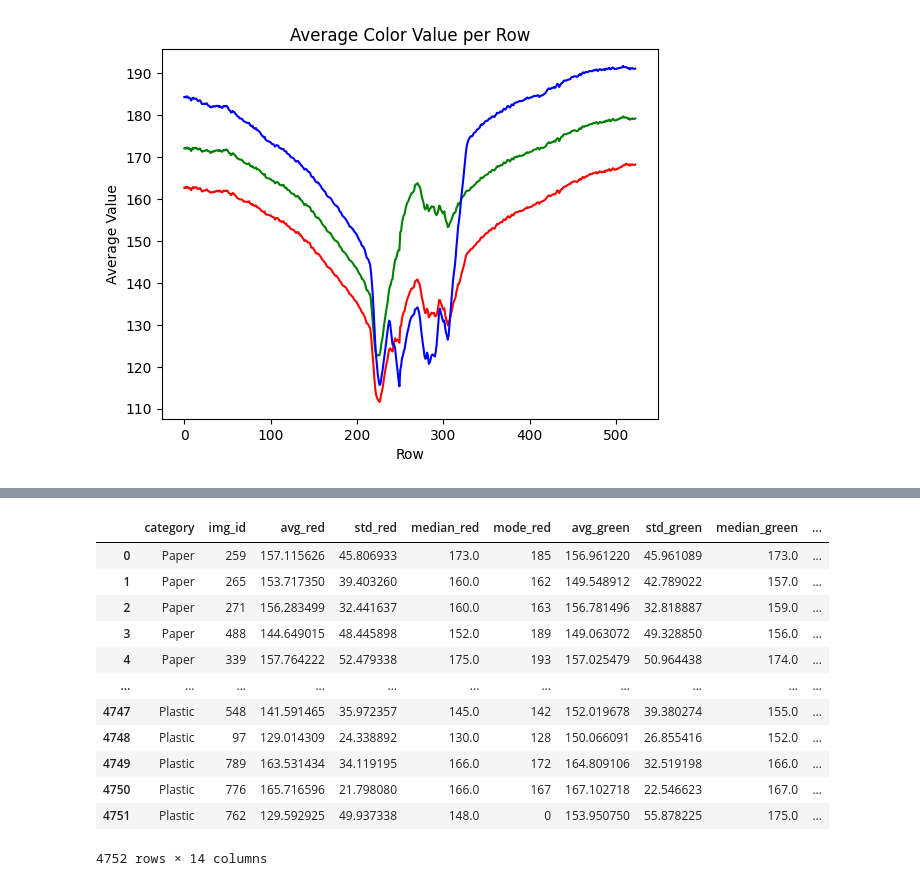
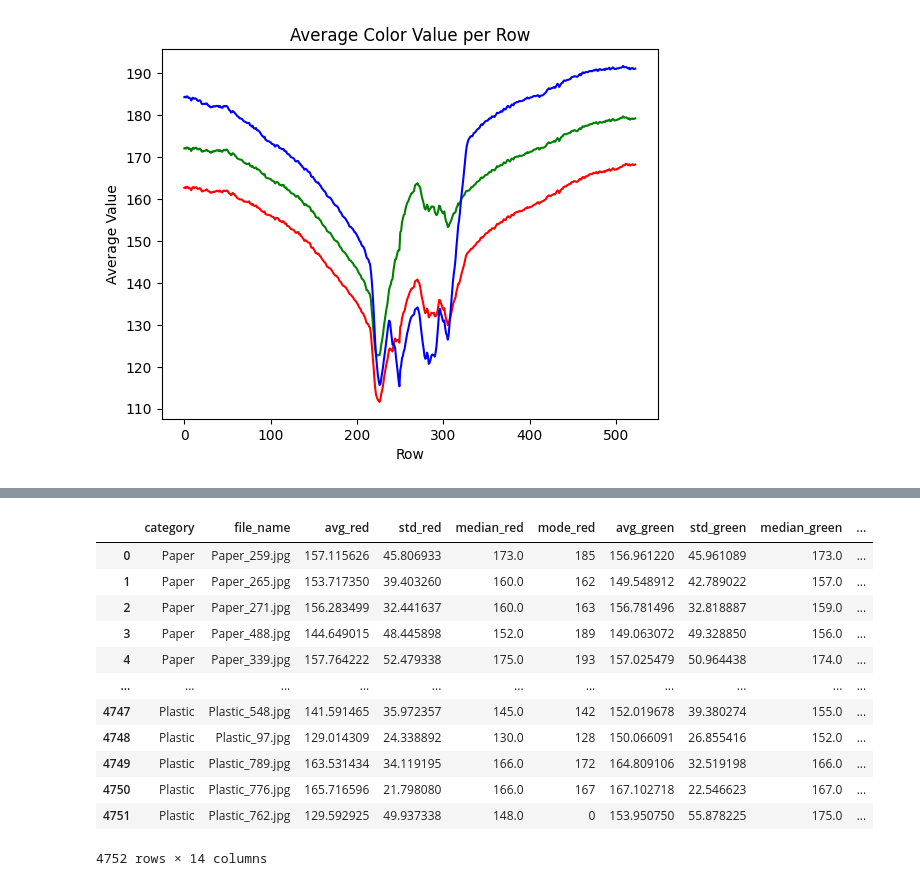
Before and after one commit to mossbiscuits/cs5830_final, a Jupyter notebook: final_project.ipynb, the cells around one changed output, grey strips where cells are left out. Drawn from its saved outputs; the diff is of its cells as text; code cells hidden in the pictures.

```diff
--- a/final_project.ipynb
+++ b/final_project.ipynb
@@ -141,7 +151,3 @@ def get_image_info(img_path):
         image_dict[f"mode_{colors[i]}"] = stats.mode(img_color_data).mode
 
     return image_dict
-# %%
-img_dict = get_image_info(img_paths['Cardboard'][2])
-for key in img_dict.keys():
-    print(f"{key}: {img_dict[key]}")
@@ -193,16 +202,20 @@ imgs_df
 # %%
-starttime = time.time()
+# converts all images in img_paths to a dictionary of color statistics using filter_map
+def convert_all_images_to_dict(img_paths, filter_map):
+    starttime = time.time()
 
-img_data = {}
-for key in img_paths.keys():
-    for path in img_paths[key]:
-        img_dict = get_image_info(path)
-        for img_key in img_dict.keys():
-            if img_key in img_data.keys():
-                img_data[img_key].append(img_dict[img_key])
-            else:
-                img_data[img_key] = [img_dict[img_key]]
-    print(f"Finished with {key} images, moving on...")
-endtime = time.time()
+    img_data = {}
+    for cat in img_categories:
+        for path in img_paths[cat]:
+            img_dict = get_image_info(path, filter_map)
+            for key in img_dict.keys():
+                if key in img_data.keys():
+                    img_data[key].append(img_dict[key])
+                else:
+                    img_data[key] = [img_dict[key]]
+        print(f"Finished with {cat} images...")
 
-print(f"Finished all categories, total time taken: {(endtime-starttime)/60} minutes")
+    endtime = time.time()
+
+    print(f"...Finished all categories, total time taken: {(endtime-starttime)/60} minutes")
+    return img_data
@@ -219,0 +222,2 @@ Finished all categories, total time taken: 3.592664662996928 minutes
+# %%
+img_data_raw = convert_all_images_to_dict(img_paths, filter_maps["identity"])
@@ -220,18 +235,18 @@ Finished all categories, total time taken: 3.592664662996928 minutes
 # %%
-imgs_df = pd.DataFrame.from_dict(img_data)
-imgs_df
+imgs_raw_df = pd.DataFrame.from_dict(img_data_raw)
+imgs_raw_df
 # %% [output]
-|  | category | img_id | avg_red | std_red | median_red | mode_red | avg_green | std_green | median_green | ... |
-| 0 | Paper | 259 | 157.115626 | 45.806933 | 173.0 | 185 | 156.961220 | 45.961089 | 173.0 | ... |
-| 1 | Paper | 265 | 153.717350 | 39.403260 | 160.0 | 162 | 149.548912 | 42.789022 | 157.0 | ... |
-| 2 | Paper | 271 | 156.283499 | 32.441637 | 160.0 | 163 | 156.781496 | 32.818887 | 159.0 | ... |
-| 3 | Paper | 488 | 144.649015 | 48.445898 | 152.0 | 189 | 149.063072 | 49.328850 | 156.0 | ... |
-| 4 | Paper | 339 | 157.764222 | 52.479338 | 175.0 | 193 | 157.025479 | 50.964438 | 174.0 | ... |
+|  | category | file_name | avg_red | std_red | median_red | mode_red | avg_green | std_green | median_green | ... |
+| 0 | Paper | Paper_259.jpg | 157.115626 | 45.806933 | 173.0 | 185 | 156.961220 | 45.961089 | 173.0 | ... |
+| 1 | Paper | Paper_265.jpg | 153.717350 | 39.403260 | 160.0 | 162 | 149.548912 | 42.789022 | 157.0 | ... |
+| 2 | Paper | Paper_271.jpg | 156.283499 | 32.441637 | 160.0 | 163 | 156.781496 | 32.818887 | 159.0 | ... |
+| 3 | Paper | Paper_488.jpg | 144.649015 | 48.445898 | 152.0 | 189 | 149.063072 | 49.328850 | 156.0 | ... |
+| 4 | Paper | Paper_339.jpg | 157.764222 | 52.479338 | 175.0 | 193 | 157.025479 | 50.964438 | 174.0 | ... |
 | ... | ... | ... | ... | ... | ... | ... | ... | ... | ... | ... |
-| 4747 | Plastic | 548 | 141.591465 | 35.972357 | 145.0 | 142 | 152.019678 | 39.380274 | 155.0 | ... |
-| 4748 | Plastic | 97 | 129.014309 | 24.338892 | 130.0 | 128 | 150.066091 | 26.855416 | 152.0 | ... |
-| 4749 | Plastic | 789 | 163.531434 | 34.119195 | 166.0 | 172 | 164.809106 | 32.519198 | 166.0 | ... |
-| 4750 | Plastic | 776 | 165.716596 | 21.798080 | 166.0 | 167 | 167.102718 | 22.546623 | 167.0 | ... |
-| 4751 | Plastic | 762 | 129.592925 | 49.937338 | 148.0 | 0 | 153.950750 | 55.878225 | 175.0 | ... |
+| 4747 | Plastic | Plastic_548.jpg | 141.591465 | 35.972357 | 145.0 | 142 | 152.019678 | 39.380274 | 155.0 | ... |
+| 4748 | Plastic | Plastic_97.jpg | 129.014309 | 24.338892 | 130.0 | 128 | 150.066091 | 26.855416 | 152.0 | ... |
+| 4749 | Plastic | Plastic_789.jpg | 163.531434 | 34.119195 | 166.0 | 172 | 164.809106 | 32.519198 | 166.0 | ... |
+| 4750 | Plastic | Plastic_776.jpg | 165.716596 | 21.798080 | 166.0 | 167 | 167.102718 | 22.546623 | 167.0 | ... |
+| 4751 | Plastic | Plastic_762.jpg | 129.592925 | 49.937338 | 148.0 | 0 | 153.950750 | 55.878225 | 175.0 | ... |
 4752 rows × 14 columns
 # %%
```
Also changed, not shown: parts of 18 cells of this notebook, 3 other files.
